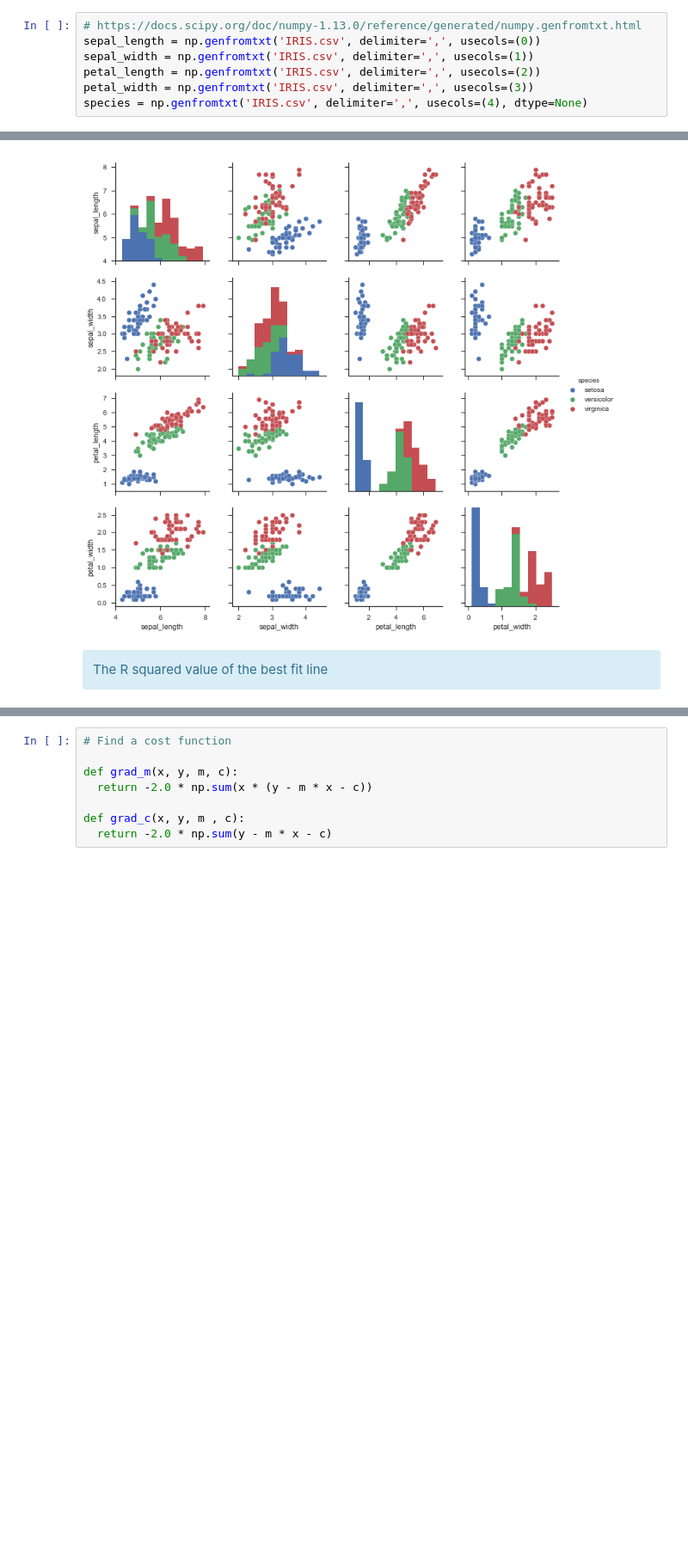
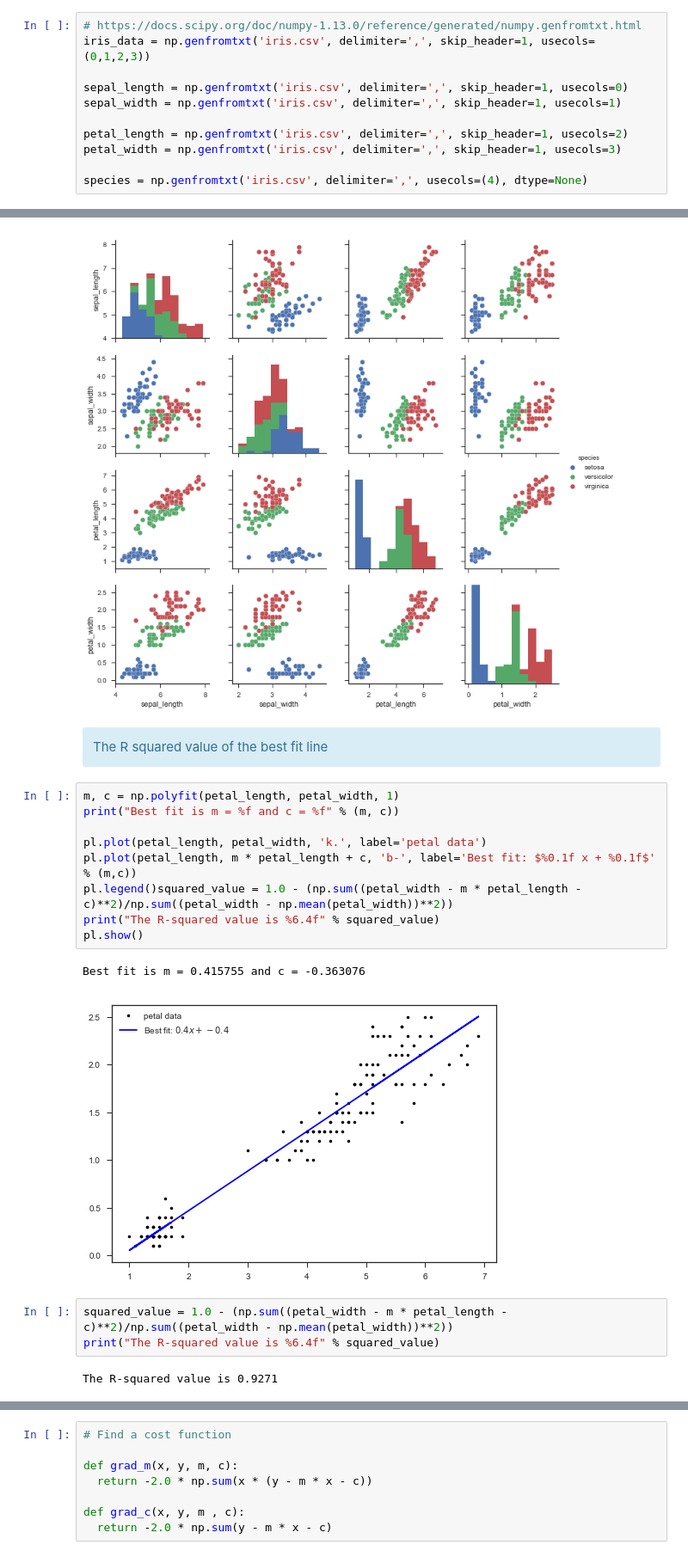
Before and after one commit to Sarlianth/python-problems3, a Jupyter notebook: iris-dataset.ipynb, the cells around one changed output, grey strips where cells are left out. Shown at 86% size. Cells and saved outputs as stored; diff of their text form; blank space fills up the shorter version.

```diff
--- a/iris-dataset.ipynb
+++ b/iris-dataset.ipynb
@@ -18,11 +18,15 @@ import matplotlib.patches as mpatches
 pl.rcParams['figure.figsize'] = (16.0, 8.0)
 # %%
 # https://docs.scipy.org/doc/numpy-1.13.0/reference/generated/numpy.genfromtxt.html
-sepal_length = np.genfromtxt('IRIS.csv', delimiter=',', usecols=(0))
-sepal_width = np.genfromtxt('IRIS.csv', delimiter=',', usecols=(1))
-petal_length = np.genfromtxt('IRIS.csv', delimiter=',', usecols=(2))
-petal_width = np.genfromtxt('IRIS.csv', delimiter=',', usecols=(3))
-species = np.genfromtxt('IRIS.csv', delimiter=',', usecols=(4), dtype=None)
+iris_data = np.genfromtxt('iris.csv', delimiter=',', skip_header=1, usecols=(0,1,2,3))
+
+sepal_length = np.genfromtxt('iris.csv', delimiter=',', skip_header=1, usecols=0)
+sepal_width = np.genfromtxt('iris.csv', delimiter=',', skip_header=1, usecols=1)
+
+petal_length = np.genfromtxt('iris.csv', delimiter=',', skip_header=1, usecols=2)
+petal_width = np.genfromtxt('iris.csv', delimiter=',', skip_header=1, usecols=3)
+
+species = np.genfromtxt('iris.csv', delimiter=',', usecols=(4), dtype=None)
 # %% [markdown]
 <div class="alert alert-block alert-info">Finding the best fit for sepal_length and sepal_width</div>
 # %%
@@ -84,3 +87,20 @@ pl.show()
 [figure]
 # %% [markdown]
 <div class="alert alert-block alert-info">The R squared value of the best fit line</div>
+# %%
+m, c = np.polyfit(petal_length, petal_width, 1)
+print("Best fit is m = %f and c = %f" % (m, c))
+
+pl.plot(petal_length, petal_width, 'k.', label='petal data')
+pl.plot(petal_length, m * petal_length + c, 'b-', label='Best fit: $%0.1f x + %0.1f$' % (m,c))
+pl.legend()squared_value = 1.0 - (np.sum((petal_width - m * petal_length - c)**2)/np.sum((petal_width - np.mean(petal_width))**2))
+print("The R-squared value is %6.4f" % squared_value)
+pl.show()
+# %% [output]
+Best fit is m = 0.415755 and c = -0.363076
+[figure, added]
+# %%
+squared_value = 1.0 - (np.sum((petal_width - m * petal_length - c)**2)/np.sum((petal_width - np.mean(petal_width))**2))
+print("The R-squared value is %6.4f" % squared_value)
+# %% [output]
+The R-squared value is 0.9271
```
Also changed, not shown: parts of 7 cells of this notebook, 1 other file.
